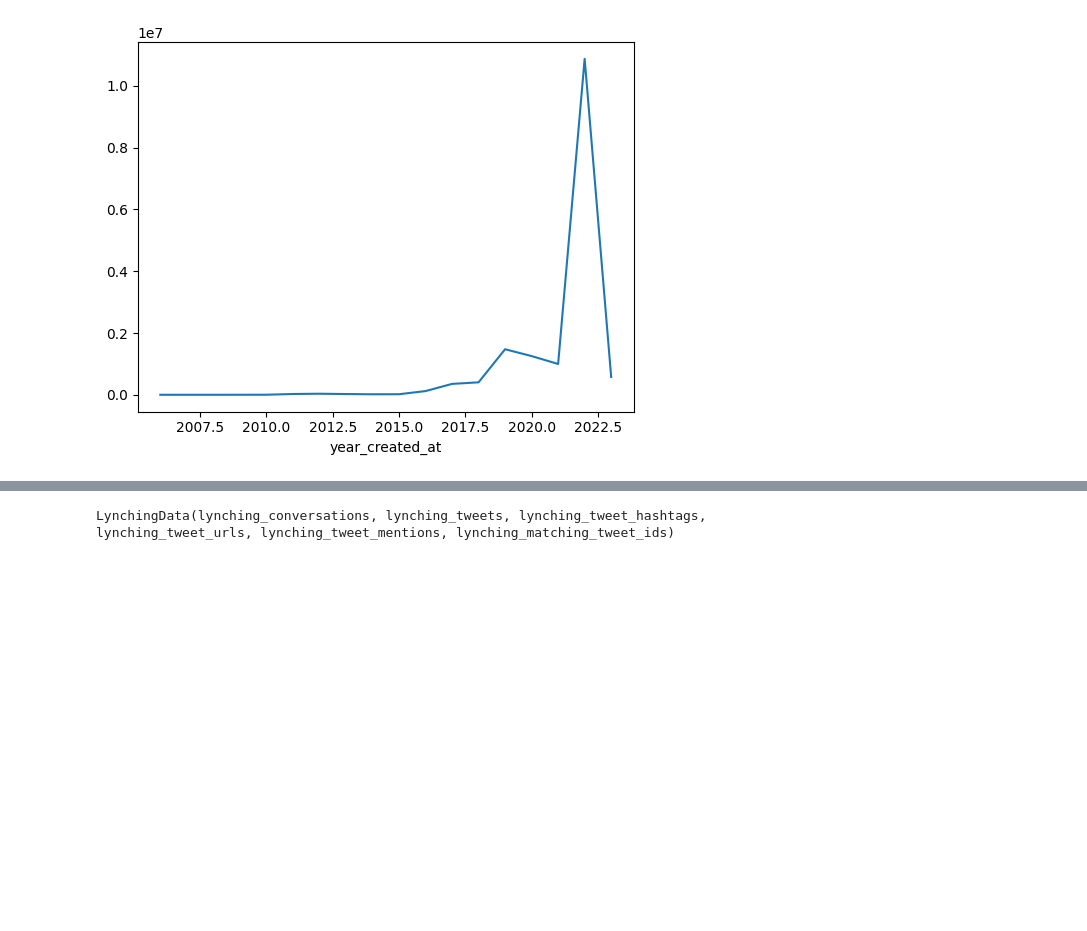
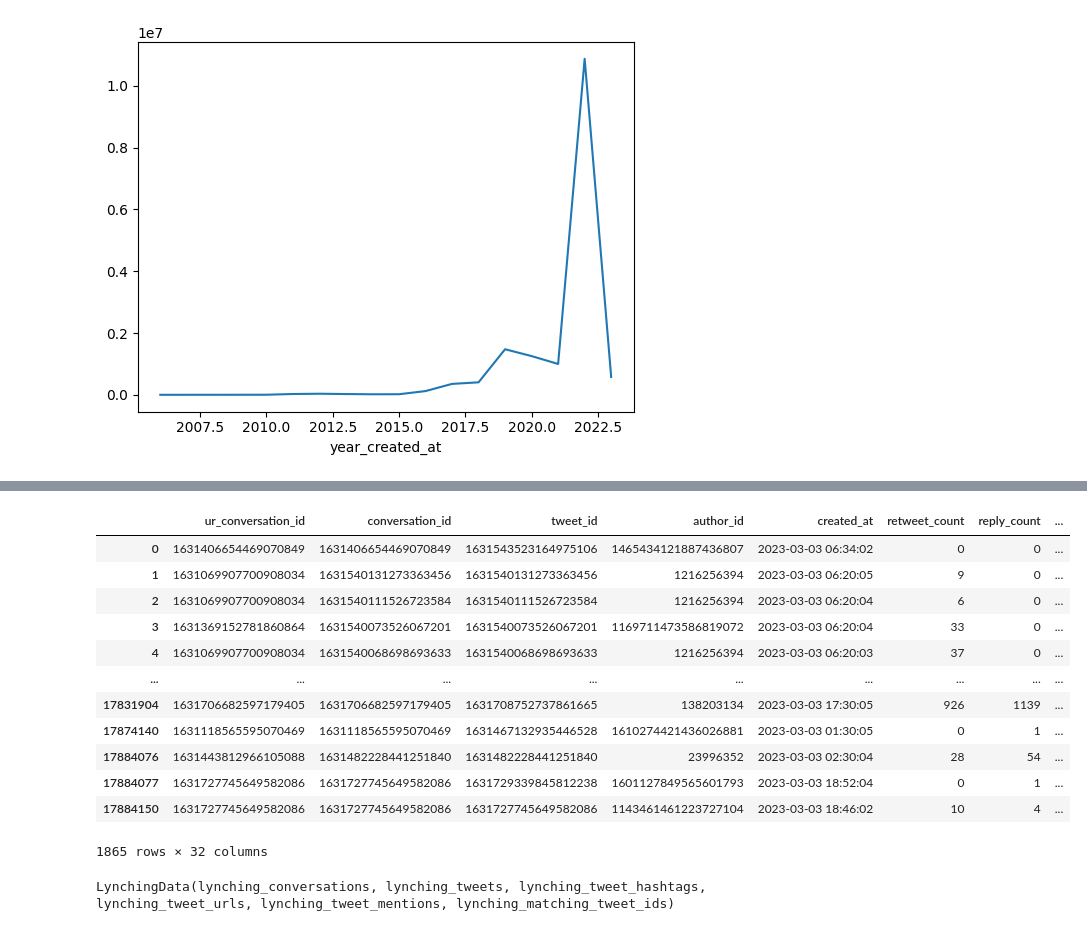
Before and after one commit to dhh23/disc-analysis, a Jupyter notebook: src/example_user/parquet_example.ipynb, the cells around one changed output, grey strips where cells are left out. Drawn from its saved outputs; the diff is of its cells as text; code cells hidden in the pictures; blank space fills up the shorter version.

```diff
--- a/src/example_user/parquet_example.ipynb
+++ b/src/example_user/parquet_example.ipynb
@@ -41,3 +42,6 @@ s.plot(x=s.index,y=s.values)
 plt.show()
 # %% [output]
 [figure]
+# %%
+df2 = df.drop(columns='text')[(df['created_at']>=datetime.datetime(2023,3,3)) & (df['created_at']<=datetime.datetime(2023,3,4))]
+df2 = df['text'][(df['created_at']>=datetime.datetime(2023,3,3)) & (df['created_at']<=datetime.datetime(2023,3,4))]
@@ -44,3 +62,19 @@ plt.show()
+# %%
+df2
+# %% [output]
+|  | ur_conversation_id | conversation_id | tweet_id | author_id | created_at | retweet_count | reply_count | ... |
+| 0 | 1631406654469070849 | 1631406654469070849 | 1631543523164975106 | 1465434121887436807 | 2023-03-03 06:34:02 | 0 | 0 | ... |
+| 1 | 1631069907700908034 | 1631540131273363456 | 1631540131273363456 | 1216256394 | 2023-03-03 06:20:05 | 9 | 0 | ... |
+| 2 | 1631069907700908034 | 1631540111526723584 | 1631540111526723584 | 1216256394 | 2023-03-03 06:20:04 | 6 | 0 | ... |
+| 3 | 1631369152781860864 | 1631540073526067201 | 1631540073526067201 | 1169711473586819072 | 2023-03-03 06:20:04 | 33 | 0 | ... |
+| 4 | 1631069907700908034 | 1631540068698693633 | 1631540068698693633 | 1216256394 | 2023-03-03 06:20:03 | 37 | 0 | ... |
+| ... | ... | ... | ... | ... | ... | ... | ... | ... |
+| 17831904 | 1631706682597179405 | 1631706682597179405 | 1631708752737861665 | 138203134 | 2023-03-03 17:30:05 | 926 | 1139 | ... |
+| 17874140 | 1631118565595070469 | 1631118565595070469 | 1631467132935446528 | 1610274421436026881 | 2023-03-03 01:30:05 | 0 | 1 | ... |
+| 17884076 | 1631443812966105088 | 1631482228441251840 | 1631482228441251840 | 23996352 | 2023-03-03 02:30:04 | 28 | 54 | ... |
+| 17884077 | 1631727745649582086 | 1631727745649582086 | 1631729339845812238 | 1601127849565601793 | 2023-03-03 18:52:04 | 0 | 1 | ... |
+| 17884150 | 1631727745649582086 | 1631727745649582086 | 1631727745649582086 | 1143461461223727104 | 2023-03-03 18:46:02 | 10 | 4 | ... |
+1865 rows × 32 columns
 # %%
 l = load_lynching_parquet()
 l
```
Also changed, not shown: parts of 8 cells of this notebook, 1 other file.
